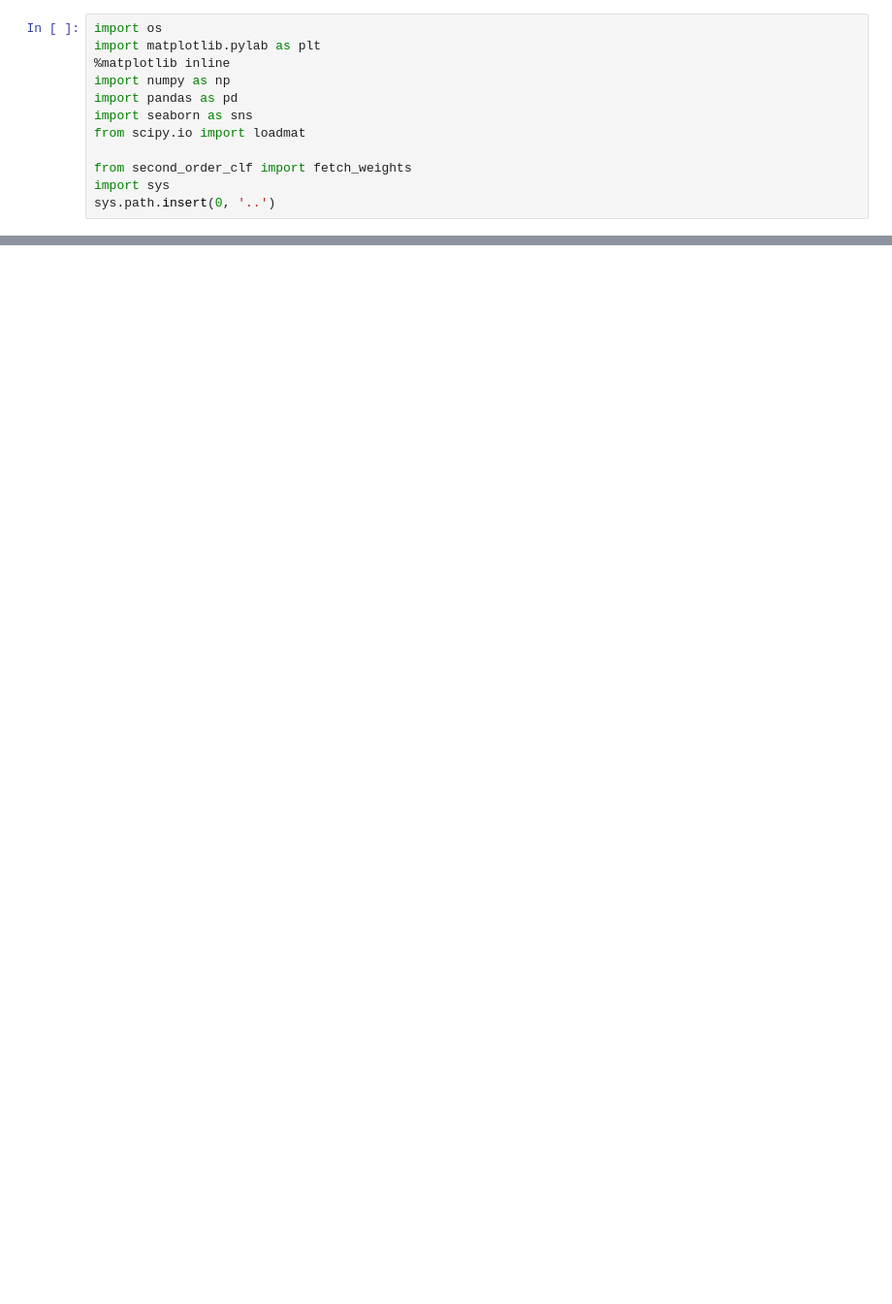
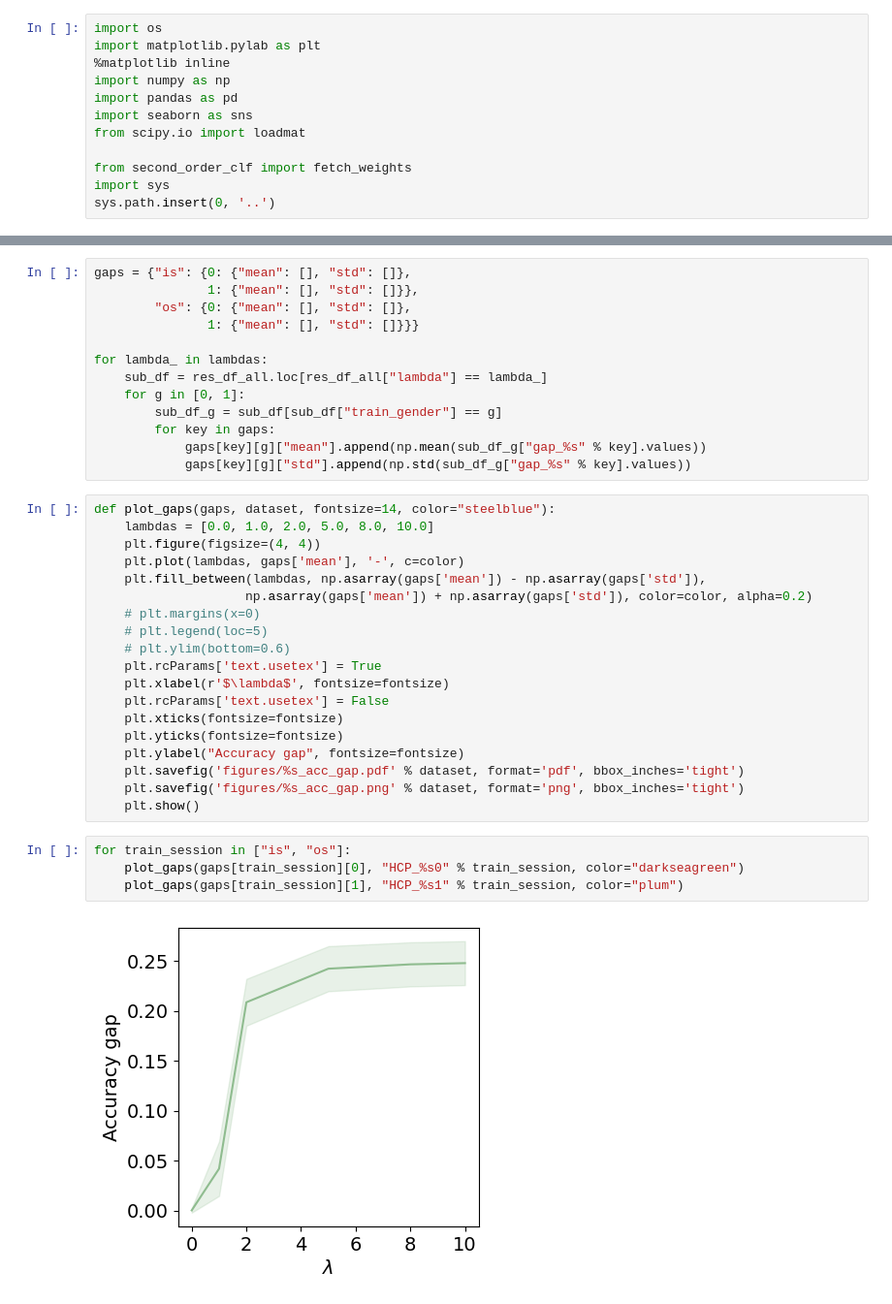
Before and after one commit to shuo-zhou/GSDA-Lateralization, a Jupyter notebook: model_stats/plot.ipynb, the cells around one changed output, grey strips where cells are left out. Shown at 97% size. Saved outputs shown, nothing was run; the diff lists cells and outputs as text; blank space fills up the shorter version.

```diff
--- a/model_stats/plot.ipynb
+++ b/model_stats/plot.ipynb
@@ -306,0 +137,38 @@ plt.show()
+# %%
+gaps = {"is": {0: {"mean": [], "std": []},
+               1: {"mean": [], "std": []}},
+        "os": {0: {"mean": [], "std": []},
+               1: {"mean": [], "std": []}}}
+
+for lambda_ in lambdas:
+    sub_df = res_df_all.loc[res_df_all["lambda"] == lambda_]
+    for g in [0, 1]:
+        sub_df_g = sub_df[sub_df["train_gender"] == g]
+        for key in gaps:
+            gaps[key][g]["mean"].append(np.mean(sub_df_g["gap_%s" % key].values))
+            gaps[key][g]["std"].append(np.std(sub_df_g["gap_%s" % key].values))
+# %%
+def plot_gaps(gaps, dataset, fontsize=14, color="steelblue"):
+    lambdas = [0.0, 1.0, 2.0, 5.0, 8.0, 10.0]
+    plt.figure(figsize=(4, 4))
+    plt.plot(lambdas, gaps['mean'], '-', c=color)
+    plt.fill_between(lambdas, np.asarray(gaps['mean']) - np.asarray(gaps['std']),
+                    np.asarray(gaps['mean']) + np.asarray(gaps['std']), color=color, alpha=0.2)
+    # plt.margins(x=0)
+    # plt.legend(loc=5)
+    # plt.ylim(bottom=0.6)
+    plt.rcParams['text.usetex'] = True
+    plt.xlabel(r'$\lambda$', fontsize=fontsize)
+    plt.rcParams['text.usetex'] = False
+    plt.xticks(fontsize=fontsize)
+    plt.yticks(fontsize=fontsize)
+    plt.ylabel("Accuracy gap", fontsize=fontsize)
+    plt.savefig('figures/%s_acc_gap.pdf' % dataset, format='pdf', bbox_inches='tight')
+    plt.savefig('figures/%s_acc_gap.png' % dataset, format='png', bbox_inches='tight')
+    plt.show()
+# %%
+for train_session in ["is", "os"]:
+    plot_gaps(gaps[train_session][0], "HCP_%s0" % train_session, color="darkseagreen")
+    plot_gaps(gaps[train_session][1], "HCP_%s1" % train_session, color="plum")
+# %% [output]
+[figure, added]
```
Also changed, not shown: parts of 48 cells of this notebook, 27 other files.
